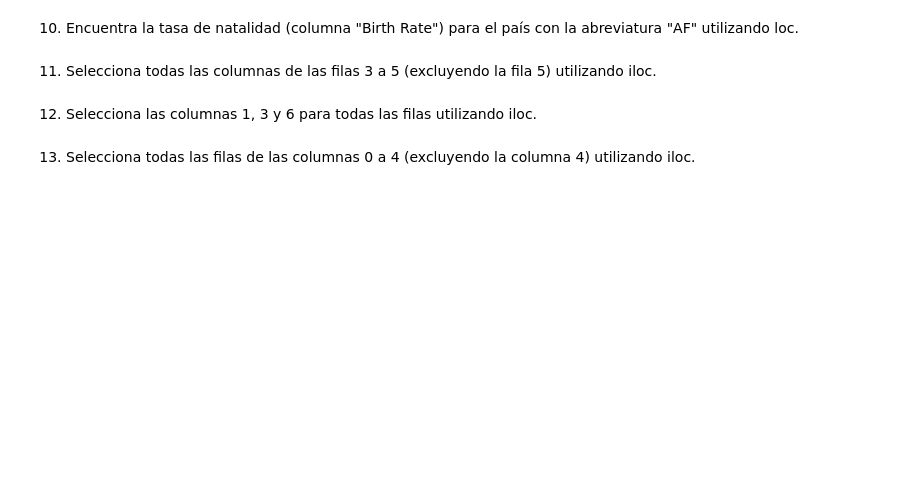
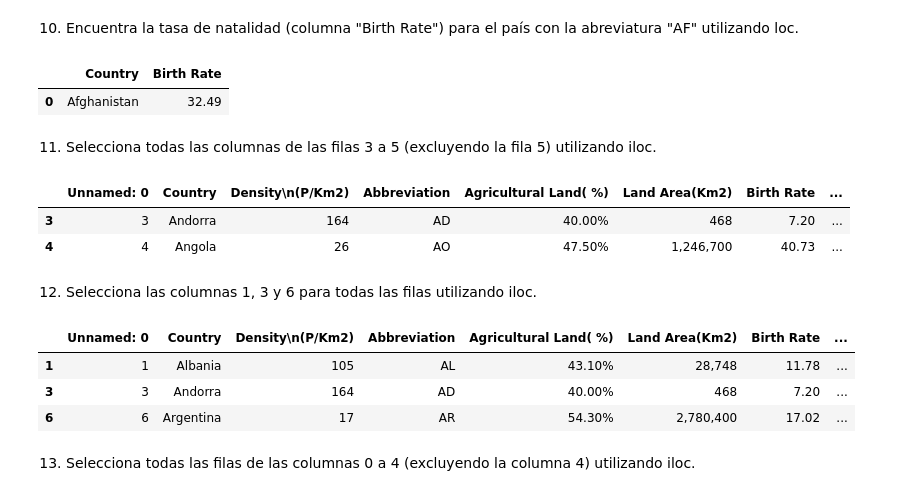
Before and after one commit to karinem0/promoG-modulo3-sprint1-pairprogramming-Fedra-Karine, a Jupyter notebook: 3.EDA_Pair_programming.ipynb, the cells around one changed output. Cells and saved outputs as stored; diff of their text form; code cells hidden in the pictures; blank space fills up the shorter version.

```diff
--- a/3.EDA_Pair_programming.ipynb
+++ b/3.EDA_Pair_programming.ipynb
@@ -395,12 +401,32 @@ df_world.loc[:,["Country","Co2-Emissions"]]
 # %% [markdown]
 
 10. Encuentra la tasa de natalidad (columna "Birth Rate") para el país con la abreviatura "AF" utilizando loc.
+# %%
+df_world.loc[(df_world["Abbreviation"] == "AF"), ("Country","Birth Rate")]
+# %% [output]
+|  | Country | Birth Rate |
+| 0 | Afghanistan | 32.49 |
 # %% [markdown]
 
 11. Selecciona todas las columnas de las filas 3 a 5 (excluyendo la fila 5) utilizando iloc.
+# %%
+# Accedemos por sus posiciones en el índice
+df_world.iloc[3:5]
+# %% [output]
+|  | Unnamed: 0 | Country | Density\n(P/Km2) | Abbreviation | Agricultural Land( %) | Land Area(Km2) | Birth Rate | ... |
+| 3 | 3 | Andorra | 164 | AD | 40.00% | 468 | 7.20 | ... |
+| 4 | 4 | Angola | 26 | AO | 47.50% | 1,246,700 | 40.73 | ... |
 # %% [markdown]
 
 12. Selecciona las columnas 1, 3 y 6 para todas las filas utilizando iloc.
+# %%
+# Seleccionamos columnas segun posiciones y todas las filas con ':'
+df_world.iloc[[1,3,6], :]
+# %% [output]
+|  | Unnamed: 0 | Country | Density\n(P/Km2) | Abbreviation | Agricultural Land( %) | Land Area(Km2) | Birth Rate | ... |
+| 1 | 1 | Albania | 105 | AL | 43.10% | 28,748 | 11.78 | ... |
+| 3 | 3 | Andorra | 164 | AD | 40.00% | 468 | 7.20 | ... |
+| 6 | 6 | Argentina | 17 | AR | 54.30% | 2,780,400 | 17.02 | ... |
 # %% [markdown]
 
 13. Selecciona todas las filas de las columnas 0 a 4 (excluyendo la columna 4) utilizando iloc.
```
Also changed, not shown: parts of 11 cells of this notebook.
